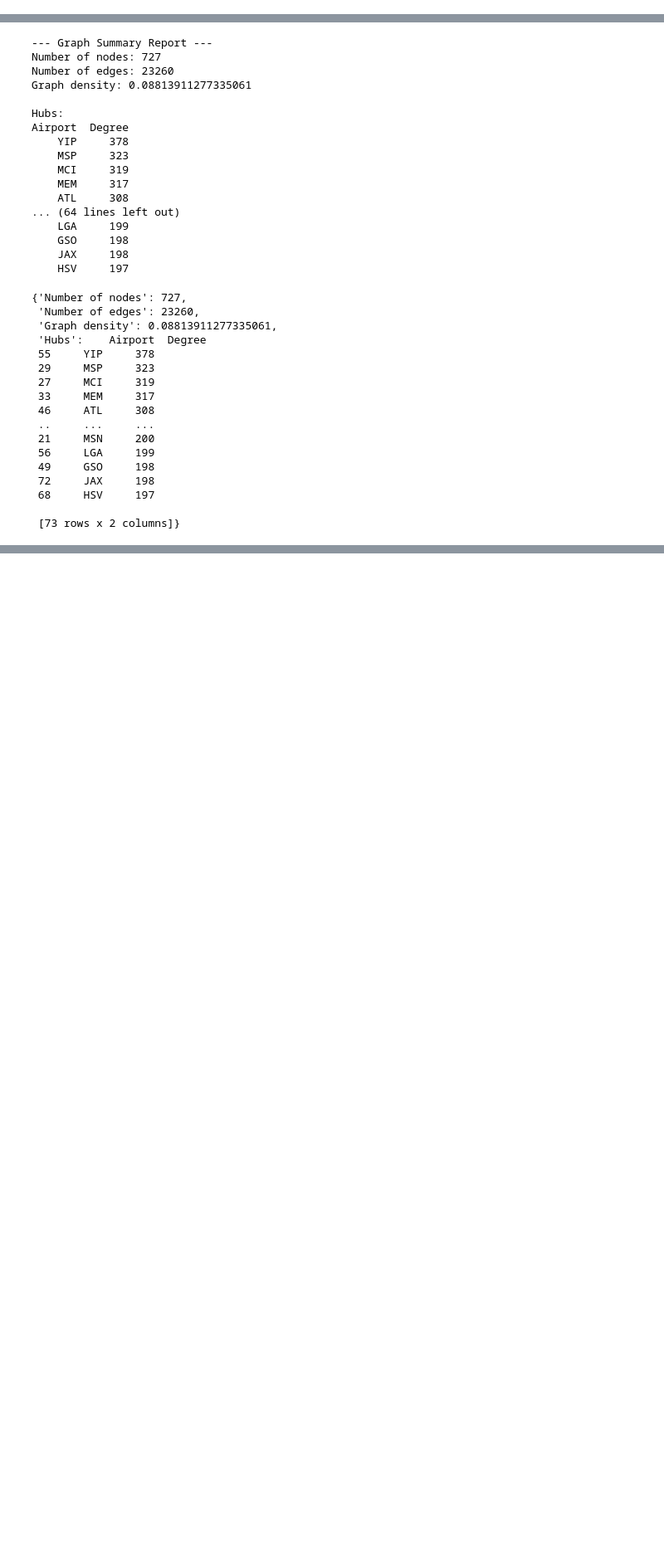
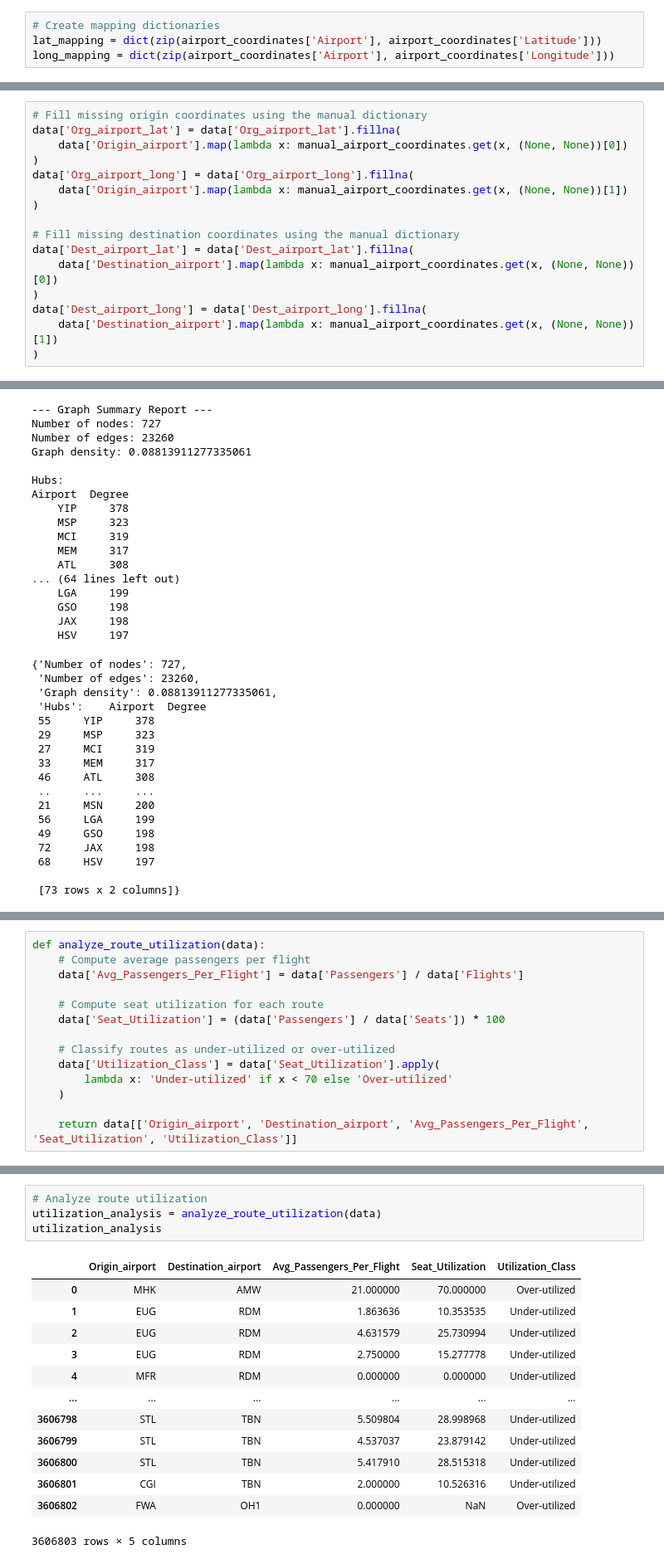
Before and after one commit to Nefeli-Apostolou/ADM_HW05, a Jupyter notebook: main.ipynb, the cells around one changed output, grey strips where cells are left out. Shown at 83% size. Saved outputs shown, nothing was run; the diff lists cells and outputs as text; blank space fills up the shorter version.

```diff
--- a/main.ipynb
+++ b/main.ipynb
@@ -32,0 +98,4 @@ Reciprocity: 74.04%
+# %%
+# Create mapping dictionaries
+lat_mapping = dict(zip(airport_coordinates['Airport'], airport_coordinates['Latitude']))
+long_mapping = dict(zip(airport_coordinates['Airport'], airport_coordinates['Longitude']))
@@ -32,0 +183,16 @@ Reciprocity: 74.04%
+# %%
+# Fill missing origin coordinates using the manual dictionary
+data['Org_airport_lat'] = data['Org_airport_lat'].fillna(
+    data['Origin_airport'].map(lambda x: manual_airport_coordinates.get(x, (None, None))[0])
+)
+data['Org_airport_long'] = data['Org_airport_long'].fillna(
+    data['Origin_airport'].map(lambda x: manual_airport_coordinates.get(x, (None, None))[1])
+)
+
+# Fill missing destination coordinates using the manual dictionary
+data['Dest_airport_lat'] = data['Dest_airport_lat'].fillna(
+    data['Destination_airport'].map(lambda x: manual_airport_coordinates.get(x, (None, None))[0])
+)
+data['Dest_airport_long'] = data['Dest_airport_long'].fillna(
+    data['Destination_airport'].map(lambda x: manual_airport_coordinates.get(x, (None, None))[1])
+)
@@ -174,0 +383,14 @@ Airport  Degree
+# %%
+def analyze_route_utilization(data):
+    # Compute average passengers per flight
+    data['Avg_Passengers_Per_Flight'] = data['Passengers'] / data['Flights']
+
+    # Compute seat utilization for each route
+    data['Seat_Utilization'] = (data['Passengers'] / data['Seats']) * 100
+
+    # Classify routes as under-utilized or over-utilized
+    data['Utilization_Class'] = data['Seat_Utilization'].apply(
+        lambda x: 'Under-utilized' if x < 70 else 'Over-utilized'
+    )
+
+    return data[['Origin_airport', 'Destination_airport', 'Avg_Passengers_Per_Flight', 'Seat_Utilization', 'Utilization_Class']]
@@ -174,0 +465,18 @@ Airport  Degree
+# %%
+# Analyze route utilization
+utilization_analysis = analyze_route_utilization(data)
+utilization_analysis
+# %% [output]
+|  | Origin_airport | Destination_airport | Avg_Passengers_Per_Flight | Seat_Utilization | Utilization_Class |
+| 0 | MHK | AMW | 21.000000 | 70.000000 | Over-utilized |
+| 1 | EUG | RDM | 1.863636 | 10.353535 | Under-utilized |
+| 2 | EUG | RDM | 4.631579 | 25.730994 | Under-utilized |
+| 3 | EUG | RDM | 2.750000 | 15.277778 | Under-utilized |
+| 4 | MFR | RDM | 0.000000 | 0.000000 | Under-utilized |
+| ... | ... | ... | ... | ... | ... |
+| 3606798 | STL | TBN | 5.509804 | 28.998968 | Under-utilized |
+| 3606799 | STL | TBN | 4.537037 | 23.879142 | Under-utilized |
+| 3606800 | STL | TBN | 5.417910 | 28.515318 | Under-utilized |
+| 3606801 | CGI | TBN | 2.000000 | 10.526316 | Under-utilized |
+| 3606802 | FWA | OH1 | 0.000000 | NaN | Over-utilized |
+3606803 rows × 5 columns
```
Also changed, not shown: parts of 25 cells of this notebook.
